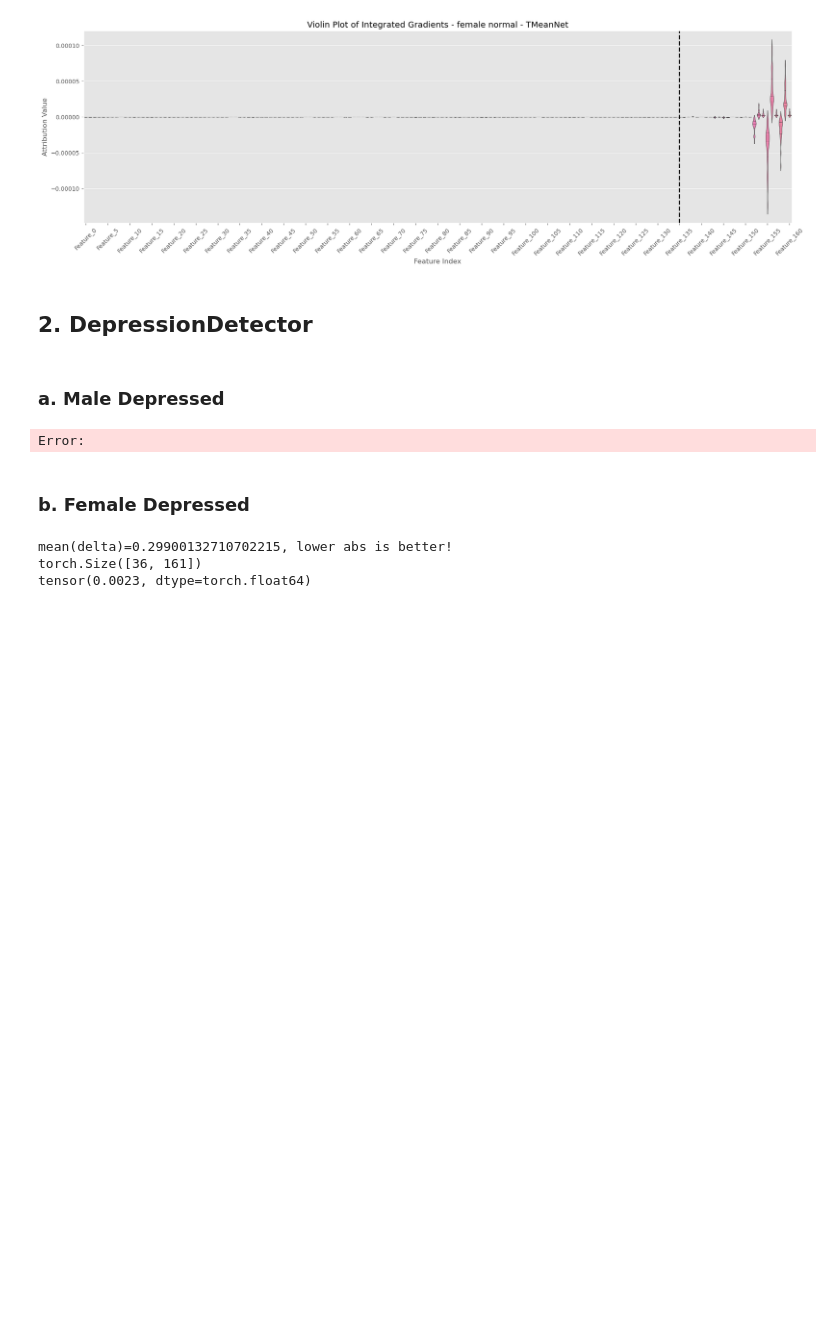
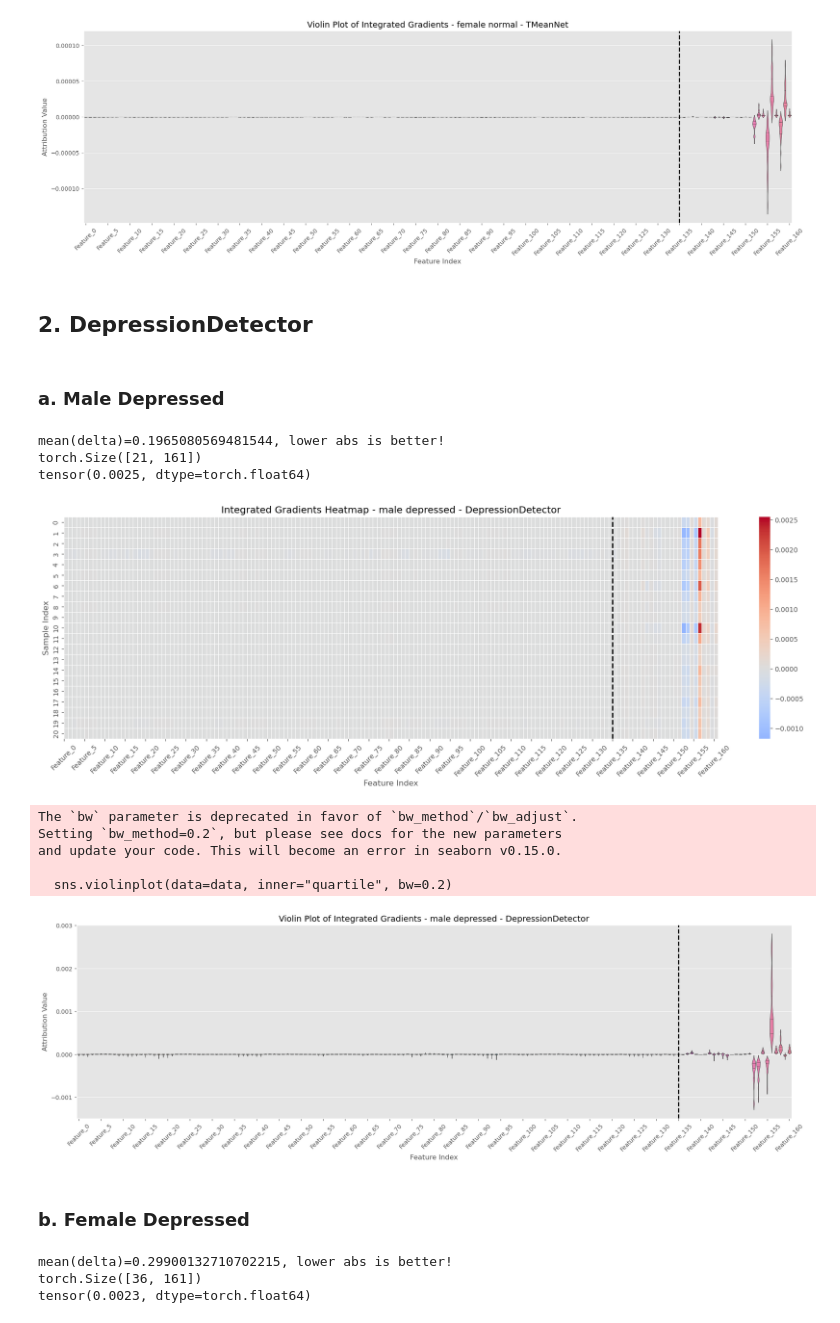
Before and after one commit to AllenYolk/depression-detection, a Jupyter notebook: attribution.ipynb, the cells around one changed output. Cells and saved outputs as stored; diff of their text form; code cells hidden in the pictures; blank space fills up the shorter version.

```diff
--- a/attribution.ipynb
+++ b/attribution.ipynb
@@ -69,7 +69,7 @@ ig = IntegratedGradients(net1)
 # %%
 def ig_attribute(ig, input, n_steps=50):
     attributions, delta = ig.attribute(
-        input, target=0, return_convergence_delta=True, n_steps=50
+        input, target=0, return_convergence_delta=True, n_steps=n_steps
     )
     print(f"mean(delta)={delta.mean()}, lower abs is better!")
 
@@ -206,7 +206,7 @@ ig = IntegratedGradients(net2)
 # %%
 def ig_attribute(ig, input, n_steps=50):
     attributions, delta = ig.attribute(
-        input, target=0, return_convergence_delta=True, n_steps=50
+        input, target=0, return_convergence_delta=True, n_steps=n_steps
     )
     print(f"mean(delta)={delta.mean()}, lower abs is better!")
 
@@ -243,11 +243,20 @@ def plot_violin(data, condition):
 # %% [markdown]
 ### a. Male Depressed
 # %%
-data = ig_attribute(ig, Xmd, n_steps=10)
+data = ig_attribute(ig, Xmd, n_steps=20)
 plot_heatmap(data, "male depressed - DepressionDetector")
 plot_violin(data, "male depressed - DepressionDetector")
 # %% [output]
-Error:
+mean(delta)=0.1965080569481544, lower abs is better!
+torch.Size([21, 161])
+tensor(0.0025, dtype=torch.float64)
+[figure, added]
+The `bw` parameter is deprecated in favor of `bw_method`/`bw_adjust`.
+Setting `bw_method=0.2`, but please see docs for the new parameters
+and update your code. This will become an error in seaborn v0.15.0.
+
+  sns.violinplot(data=data, inner="quartile", bw=0.2)
+[figure, added]
 # %% [markdown]
 ### b. Female Depressed
 # %%
```
Also changed, not shown: parts of 8 cells of this notebook.
